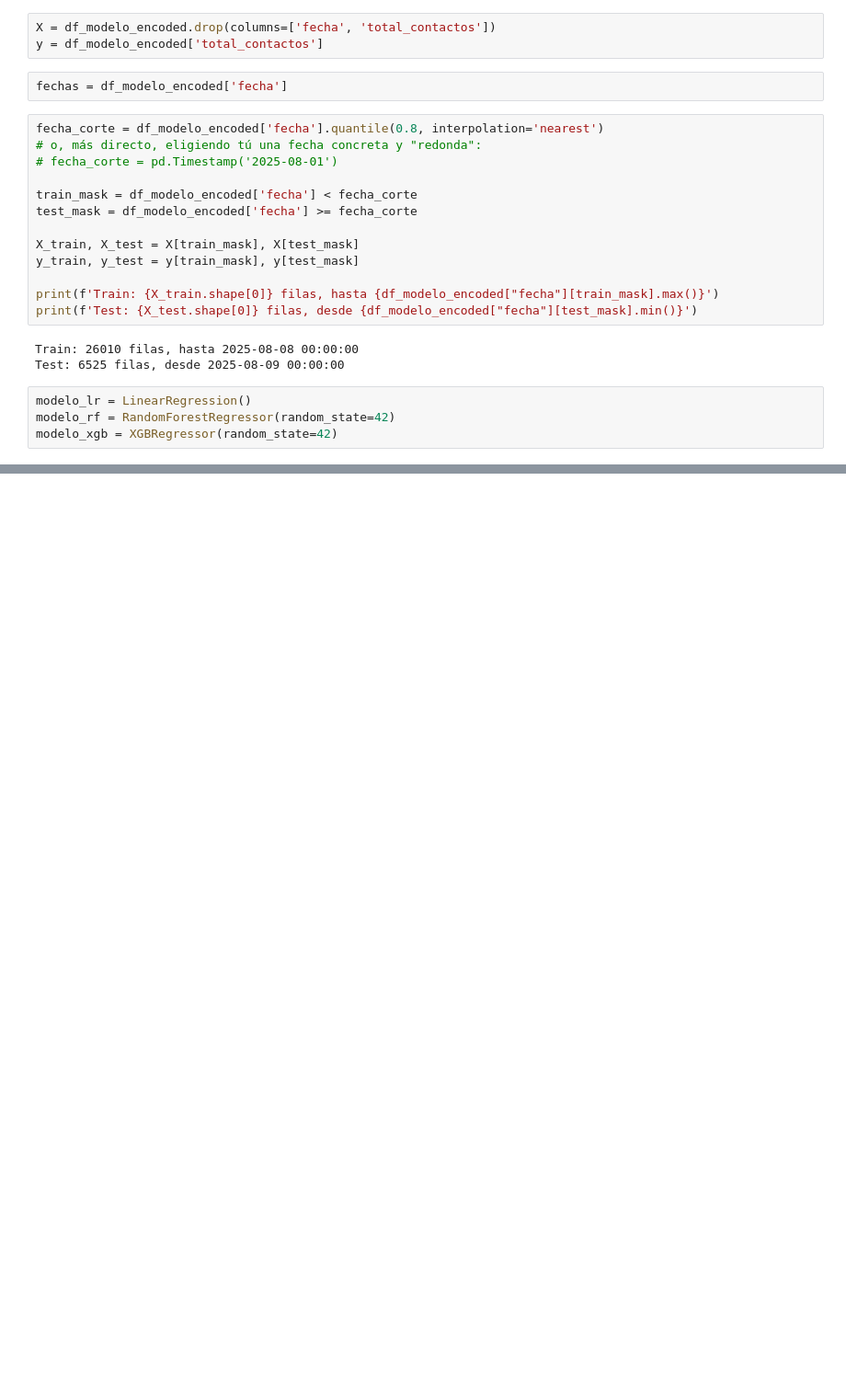
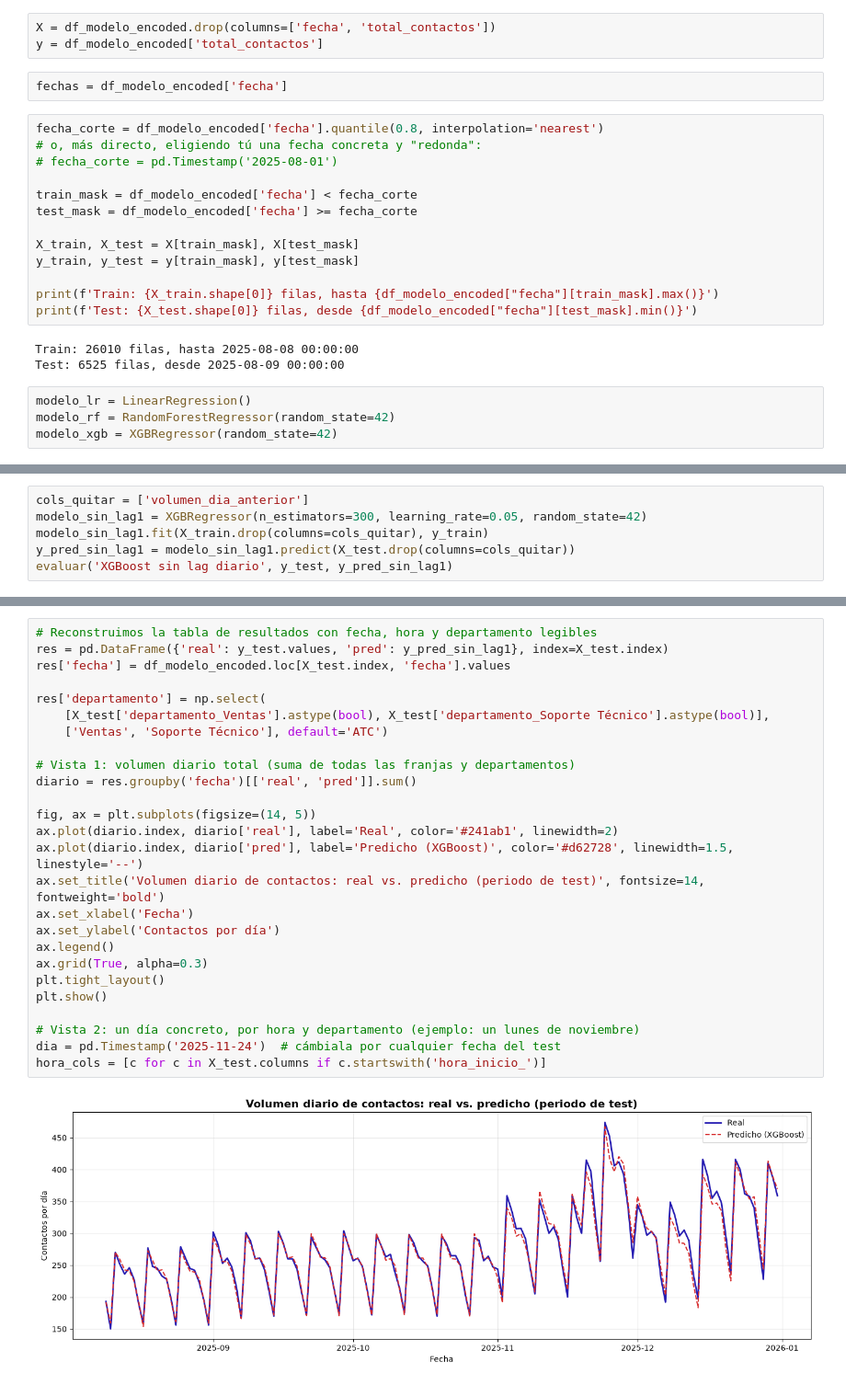
Before and after one commit to RosaSierr0609/contact-center-workforce-prediction, a Jupyter notebook: 2. Machine Learning.ipynb, the cells around one changed output, grey strips where cells are left out. Shown at 92% size. Cells and saved outputs as stored; diff of their text form; blank space fills up the shorter version.

Commit message:
Update 2. Machine Learning.ipynb
Add baseline and XGBoost forecasting models with evaluation

```diff
--- a/2. Machine Learning.ipynb
+++ b/2. Machine Learning.ipynb
@@ -129,0 +226,6 @@ modelo_xgb = XGBRegressor(random_state=42)
+# %%
+cols_quitar = ['volumen_dia_anterior']
+modelo_sin_lag1 = XGBRegressor(n_estimators=300, learning_rate=0.05, random_state=42)
+modelo_sin_lag1.fit(X_train.drop(columns=cols_quitar), y_train)
+y_pred_sin_lag1 = modelo_sin_lag1.predict(X_test.drop(columns=cols_quitar))
+evaluar('XGBoost sin lag diario', y_test, y_pred_sin_lag1)
@@ -129,0 +304,28 @@ modelo_xgb = XGBRegressor(random_state=42)
+# %%
+# Reconstruimos la tabla de resultados con fecha, hora y departamento legibles
+res = pd.DataFrame({'real': y_test.values, 'pred': y_pred_sin_lag1}, index=X_test.index)
+res['fecha'] = df_modelo_encoded.loc[X_test.index, 'fecha'].values
+
+res['departamento'] = np.select(
+    [X_test['departamento_Ventas'].astype(bool), X_test['departamento_Soporte Técnico'].astype(bool)],
+    ['Ventas', 'Soporte Técnico'], default='ATC')
+
+# Vista 1: volumen diario total (suma de todas las franjas y departamentos)
+diario = res.groupby('fecha')[['real', 'pred']].sum()
+
+fig, ax = plt.subplots(figsize=(14, 5))
+ax.plot(diario.index, diario['real'], label='Real', color='#241ab1', linewidth=2)
+ax.plot(diario.index, diario['pred'], label='Predicho (XGBoost)', color='#d62728', linewidth=1.5, linestyle='--')
+ax.set_title('Volumen diario de contactos: real vs. predicho (periodo de test)', fontsize=14, fontweight='bold')
+ax.set_xlabel('Fecha')
+ax.set_ylabel('Contactos por día')
+ax.legend()
+ax.grid(True, alpha=0.3)
+plt.tight_layout()
+plt.show()
+
+# Vista 2: un día concreto, por hora y departamento (ejemplo: un lunes de noviembre)
+dia = pd.Timestamp('2025-11-24')  # cámbiala por cualquier fecha del test
+hora_cols = [c for c in X_test.columns if c.startswith('hora_inicio_')]
+# %% [output]
+[figure, added]
```
Also changed, not shown: parts of 12 cells of this notebook.
